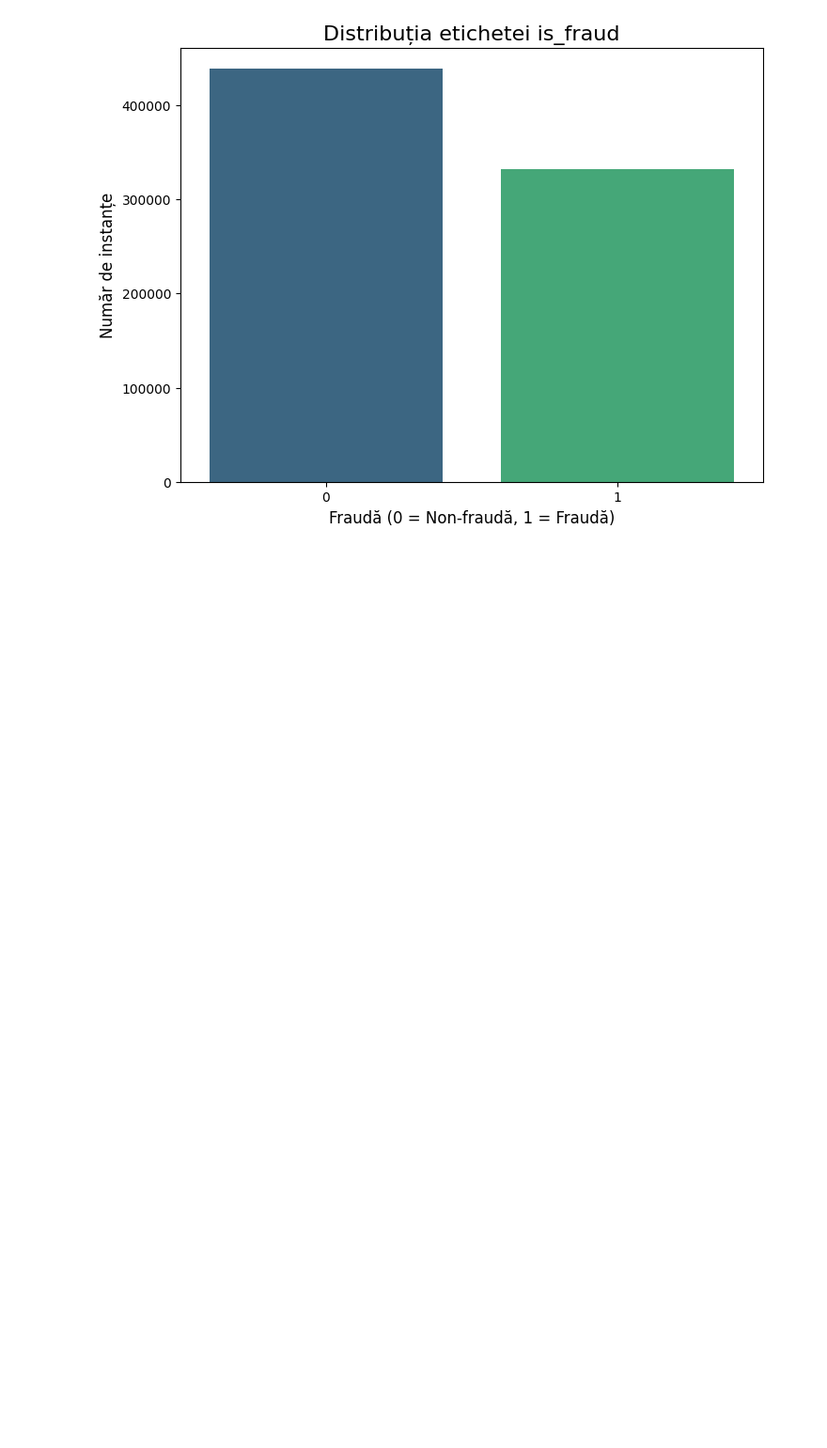
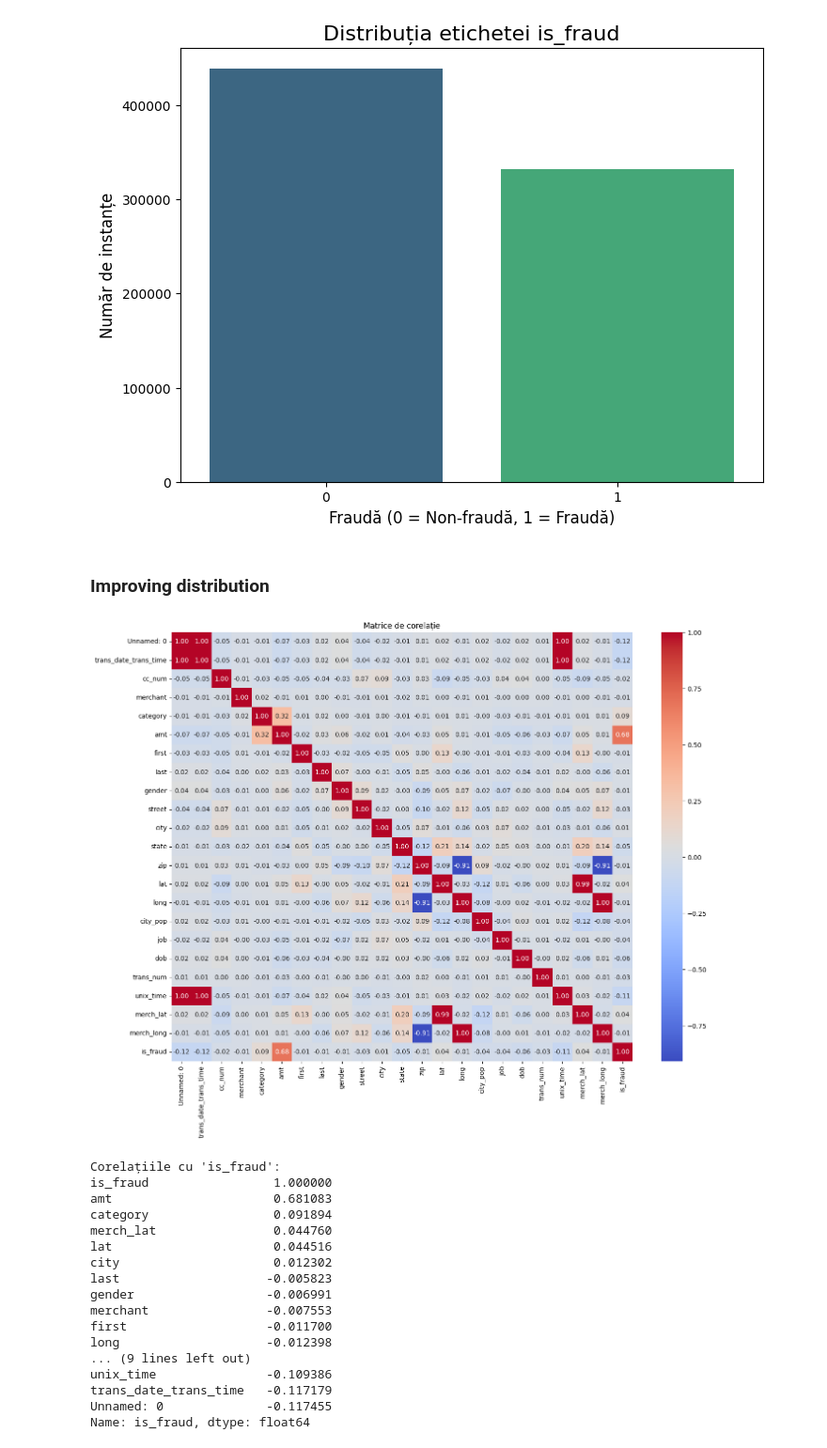
Before and after one commit to GabrielVrabie007/Project_Sigmoid_AI, a Jupyter notebook: analysis/data_balancing.ipynb, the cells around one changed output. Shown at 94% size. Cells and saved outputs as stored; diff of their text form; code cells hidden in the pictures; blank space fills up the shorter version.

Commit message:
Improving distribution

```diff
--- a/analysis/data_balancing.ipynb
+++ b/analysis/data_balancing.ipynb
@@ -175,3 +175,38 @@ Passing `palette` without assigning `hue` is deprecated and will be removed in v
 
   sns.countplot(x='is_fraud', data=train_smote_df, palette='viridis')  # Stilizare cu o paletă de culori
 [figure]
+# %% [markdown]
+### Improving distribution
+# %%
+X_final = X_train_smoteenn.copy()
+X_final['is_fraud'] = y_train_smoteenn
+correlation_matrix = X_final.corr()
+
+
+plt.figure(figsize=(16, 12))
+sns.heatmap(correlation_matrix, annot=True, cmap="coolwarm", fmt=".2f")
+plt.title("Matrice de corelație")
+plt.show()
+
+correlation_with_target = correlation_matrix['is_fraud'].sort_values(ascending=False)
+print("Corelațiile cu 'is_fraud':")
+print(correlation_with_target)
+# %% [output]
+[figure, added]
+Corelațiile cu 'is_fraud':
+is_fraud                 1.000000
+amt                      0.681083
+category                 0.091894
+merch_lat                0.044760
+lat                      0.044516
+city                     0.012302
+last                    -0.005823
+gender                  -0.006991
+merchant                -0.007553
+first                   -0.011700
+long                    -0.012398
+... (9 lines left out)
+unix_time               -0.109386
+trans_date_trans_time   -0.117179
+Unnamed: 0              -0.117455
+Name: is_fraud, dtype: float64
```
Also changed, not shown: parts of 4 cells of this notebook.
